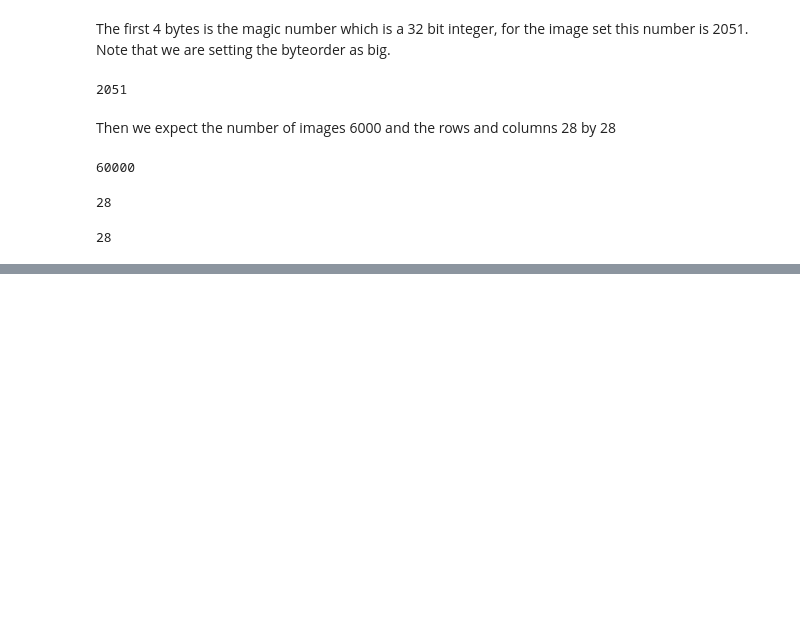
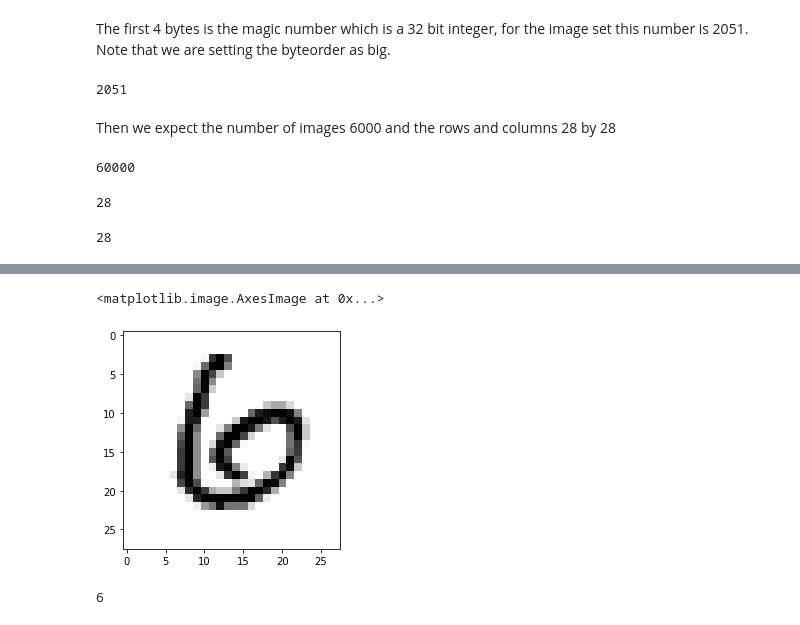
Before and after one commit to JoseIgnacioRetamalThomsen/Emerging-Technologies-Assessment-2019, a Jupyter notebook: Model.ipynb, the cells around one changed output, grey strips where cells are left out. Drawn from its saved outputs; the diff is of its cells as text; code cells hidden in the pictures; blank space fills up the shorter version.

```diff
--- a/Model.ipynb
+++ b/Model.ipynb
@@ -66,0 +67,3 @@ import matplotlib.pyplot as plt
+# %%
+with gzip.open('mnist/train-labels-idx1-ubyte.gz', 'rb') as f:
+    fc_train_lbl = f.read()
@@ -66,0 +85,23 @@ import matplotlib.pyplot as plt
+# %%
+with gzip.open('mnist/t10k-images-idx3-ubyte.gz', 'rb') as f:
+    fc_test_img = f.read()
+with gzip.open('mnist/t10k-labels-idx1-ubyte.gz', 'rb') as f:
+    fc_test_lbl = f.read()
+
+test_img_total = int.from_bytes(fc_test_img[4:8], byteorder='big')
+test_lbl_total = int.from_bytes(fc_test_lbl[4:8], byteorder='big')
+
+last_byte = (test_img_total*row*col) + 16
+img_test = list(fc_test_img[16:last_byte])
+img_test = ~np.array(img_test).reshape(test_img_total,row*col).astype(np.uint8)
+
+lbl_test = np.array(list(fc_test_lbl[8:test_lbl_total+8]))
+# %%
+plt.imshow(img_test[11].reshape(row,col), cmap='gray')
+# %% [output]
+<matplotlib.image.AxesImage at 0x...>
+[figure, added]
+# %%
+print(lbl_test[11])
+# %% [output]
+6
```
Also changed, not shown: parts of 54 cells of this notebook, 2 other files.
